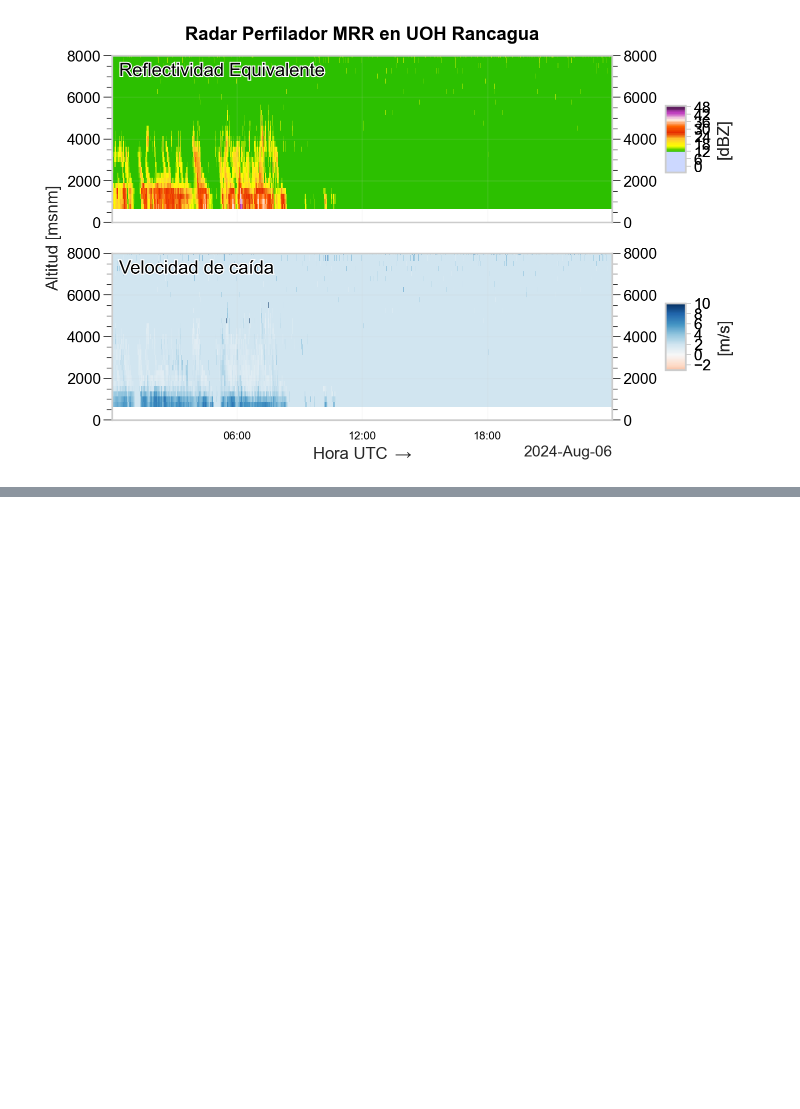
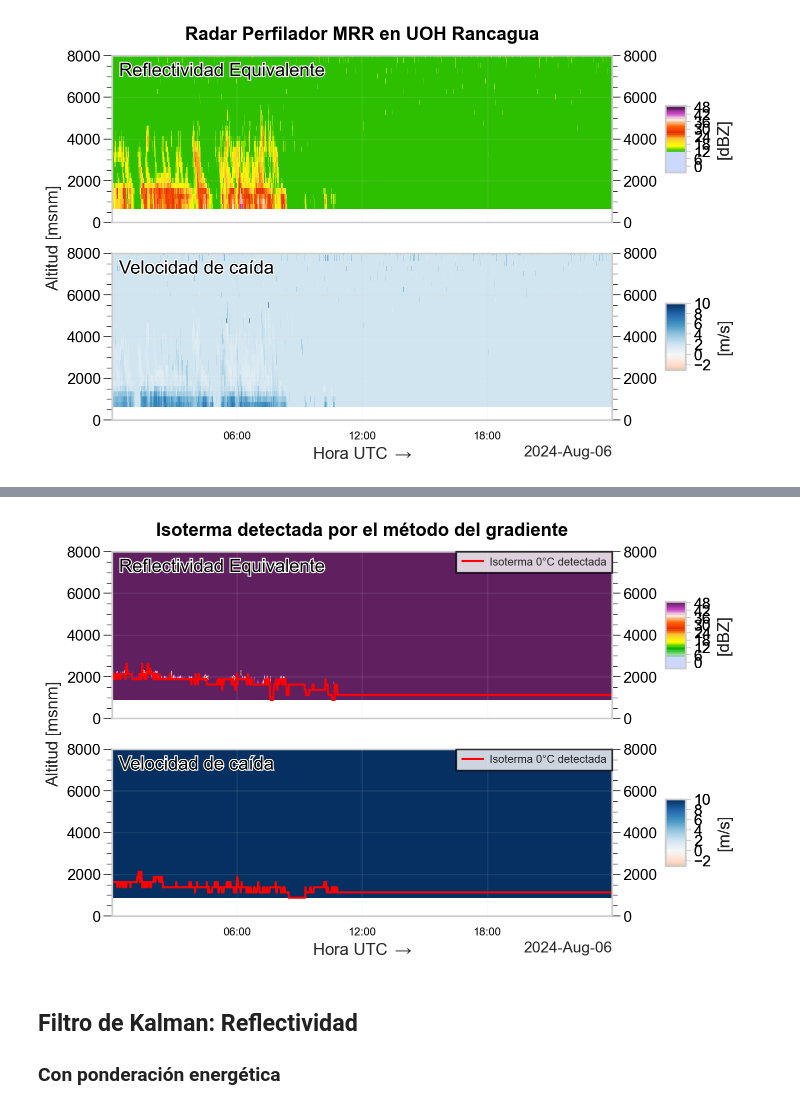
Before and after one commit to Ynoc01/RadarVisualisation, a Jupyter notebook: PlotRadar/Isoterma_cero.ipynb, the cells around one changed output, grey strips where cells are left out. Saved outputs shown, nothing was run; the diff lists cells and outputs as text; code cells hidden in the pictures; blank space fills up the shorter version.

```diff
--- a/PlotRadar/Isoterma_cero.ipynb
+++ b/PlotRadar/Isoterma_cero.ipynb
@@ -208,0 +565,7 @@ plot_mrr2(xlim,pd.to_datetime(ds.time.values) , heights, Ze_filtered, Vf=Vf_filt
+# %%
+plot_mrr3_imshow_con_isoterma(xlim, new_time, heights_ajustado, gradiente_pond_Ze.T, resultados_isoterma_Ze, Vf=gradiente_pond_Vf.T, isoterma_results_Vf=resultados_isoterma_Vf)
+# %% [output]
+[figure, added]
+# %% [markdown]
+## Filtro de Kalman: Reflectividad
+### Con ponderación energética
```
Also changed, not shown: parts of 15 cells of this notebook.
